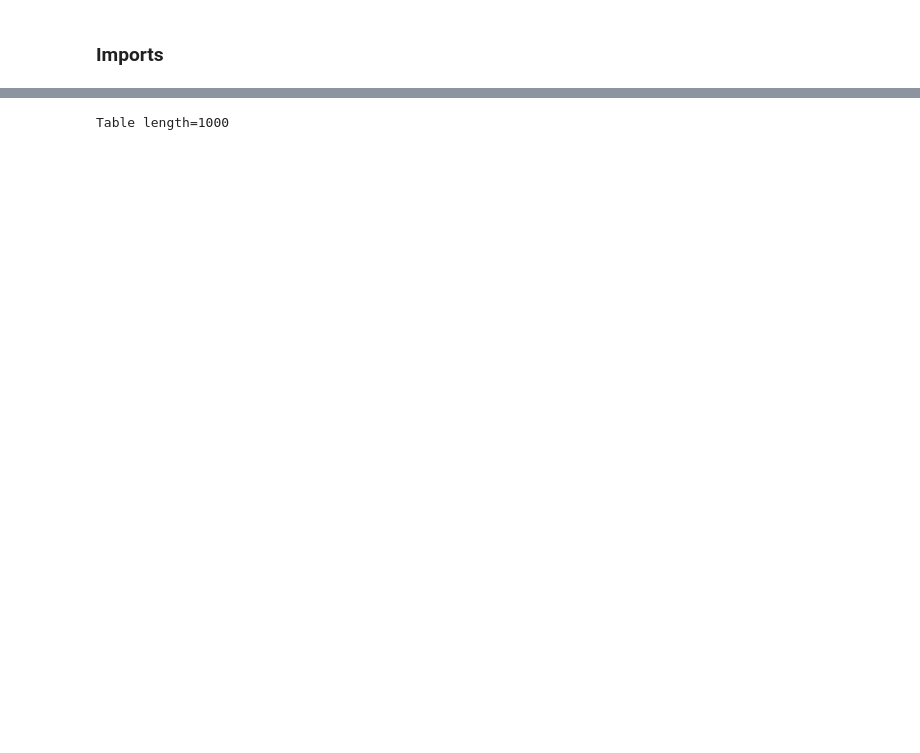
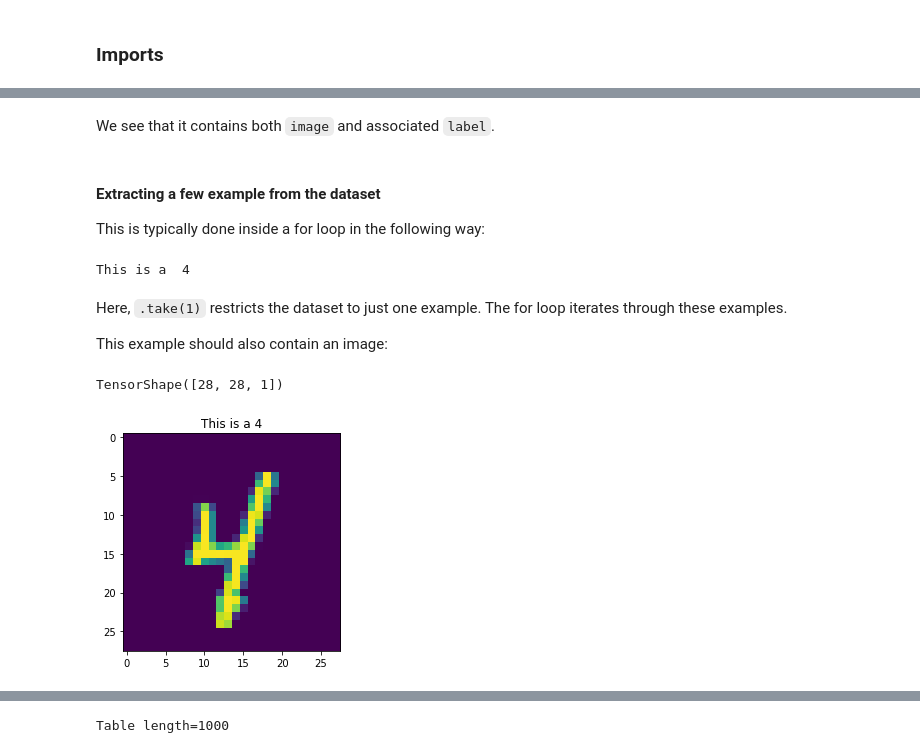
Before and after one commit to EiffL/Tutorials, a Jupyter notebook: PhotozCNN/photoz_inference_tfdatasets.ipynb, the cells around one changed output, grey strips where cells are left out. Cells and saved outputs as stored; diff of their text form; code cells hidden in the pictures; blank space fills up the shorter version.

```diff
--- a/PhotozCNN/photoz_inference_tfdatasets.ipynb
+++ b/PhotozCNN/photoz_inference_tfdatasets.ipynb
@@ -37,4 +53,5 @@ import tensorflow as tf
 import tensorflow_datasets as tfds
 # %%
 # Loading the MNIST dataset
-dset = tfds.load('mnist', split='train')
+dset = tfds.load('mnist',     # This is the name of the dataset we want to load
+                 split='train') # This defines which 'split' we want to use
@@ -40,0 +67,24 @@ dset = tfds.load('mnist', split='train')
+# %% [markdown]
+We see that it contains both `image` and associated `label`.
+# %% [markdown]
+#### **Extracting a few example from the dataset**
+
+This is typically done inside a for loop in the following way:
+# %%
+for example in dset.take(1):
+  print('This is a ', example['label'].numpy())
+# %% [output]
+This is a  4
+# %% [markdown]
+Here, `.take(1)` restricts the dataset to just one example. The for loop iterates through these examples.
+
+This example should also contain an image:
+# %%
+example['image'].shape
+# %% [output]
+TensorShape([28, 28, 1])
+# %%
+imshow(example['image'][:,:,0])
+title('This is a %d'%example['label'].numpy());
+# %% [output]
+[figure, added]
```
Also changed, not shown: parts of 45 cells of this notebook.
